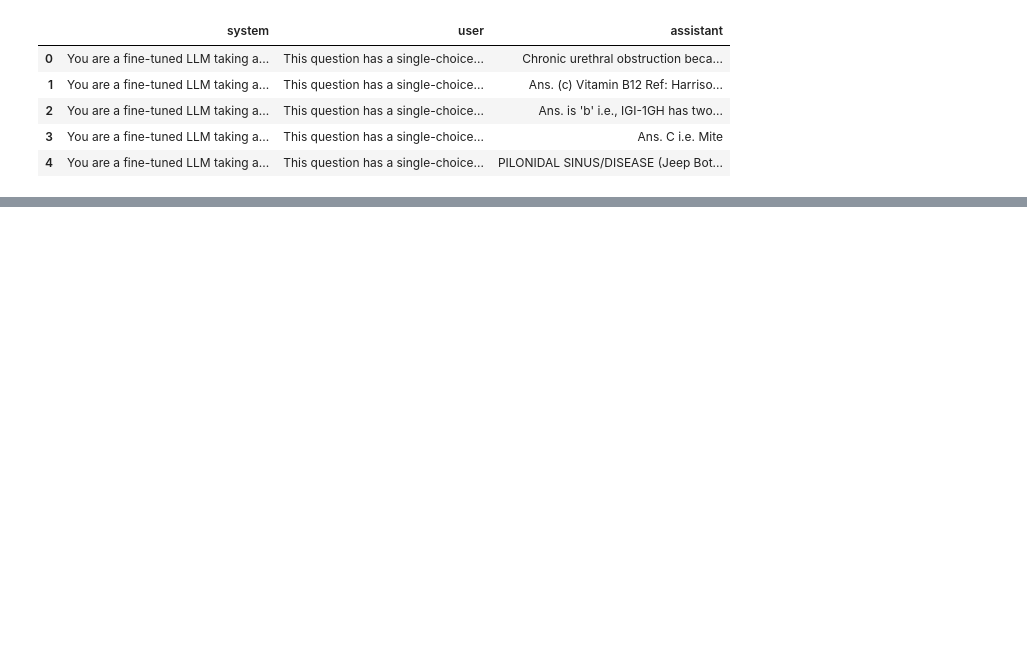
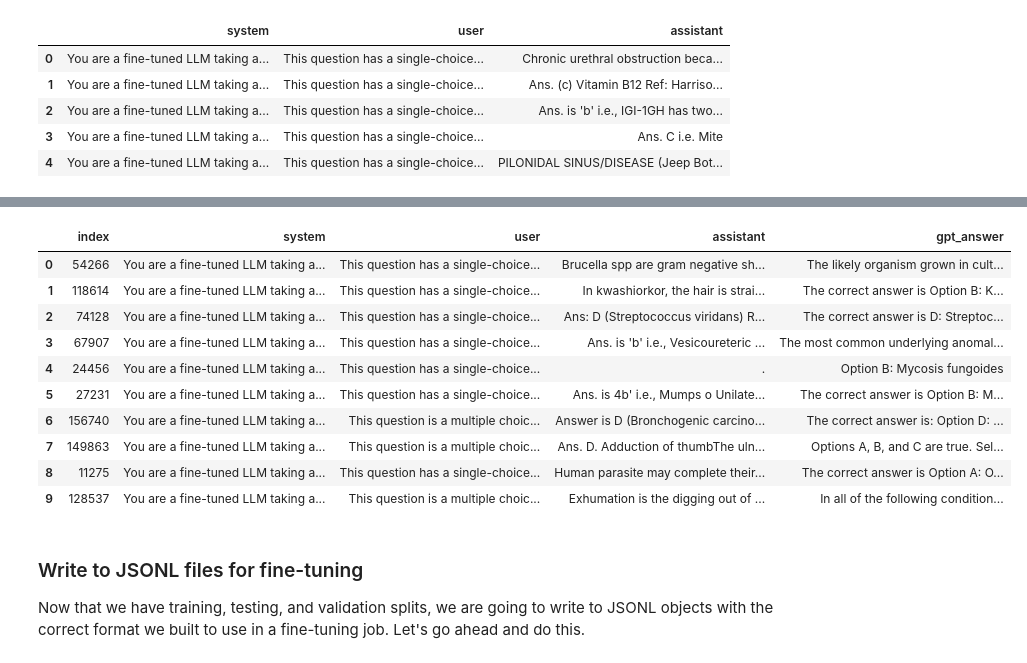
Before and after one commit to the0versoul/medical_fine_tuning, a Jupyter notebook: main.ipynb, the cells around one changed output, grey strips where cells are left out. Cells and saved outputs as stored; diff of their text form; code cells hidden in the pictures; blank space fills up the shorter version.

Commit message:
added up to testing the non fine-tuned llm

```diff
--- a/main.ipynb
+++ b/main.ipynb
@@ -55,24 +74,18 @@ with open('config.yml', 'r') as config_file:
     config = yaml.safe_load(config_file)
 
 # Extract the 'openai' section from the loaded configuration
-openai_config = config.get('openai', {})
+openai_config = config.get('openai_personal', {})
+client = OpenAI(api_key=openai_config.get('api_key'))
 
-#Set up the OpenAI client
-client = AzureOpenAI(
-  azure_endpoint = openai_config.get('api_base'),
-  api_key= openai_config.get('api_key'),
-  api_version= openai_config.get('api_version')
+#Call out to OpenAI
+completion = client.chat.completions.create(
+  model="gpt-3.5-turbo",
+  messages=[
+    {"role": "system", "content": "You are a poetic assistant, skilled in explaining complex programming concepts with creative flair."},
+    {"role": "user", "content": "Compose a poem that explains the concept of recursion in programming."}
+  ]
 )
 
-# Let's test to make sure everything is working
-response = client.chat.completions.create(
-    model="gpt-35-turbo", # model = "deployment_name".
-    messages=[
-        {"role": "system", "content": "You are a helpful assistant."},
-        {"role": "user", "content": "Do you enjoy fine-tuning LLMs? "},
-    ]
-)
-
-# Print a sample response
-print(response.choices[0].message.content)
+#Print response
+print(completion.choices[0].message)
 # %% [output]
@@ -196,3 +308,29 @@ df_validation, df_test = train_test_split(df_temp, test_size=0.5, random_state=4
+# %%
+# Load the results from the JSON cache and convert to DataFrame
+with open('data/processed/gpt_validation_answers.json') as f:
+    cached_results = json.load(f)
+
+# Convert the list of dictionaries to a DataFrame
+df_results = pd.DataFrame.from_records(cached_results)
+
+# After all tasks are completed, check your DataFrame
+df_results[:10]
+# %% [output]
+|  | index | system | user | assistant | gpt_answer |
+| 0 | 54266 | You are a fine-tuned LLM taking a... | This question has a single-choice... | Brucella spp are gram negative sh... | The likely organism grown in cult... |
+| 1 | 118614 | You are a fine-tuned LLM taking a... | This question has a single-choice... | In kwashiorkor, the hair is strai... | The correct answer is Option B: K... |
+| 2 | 74128 | You are a fine-tuned LLM taking a... | This question has a single-choice... | Ans: D (Streptococcus viridans) R... | The correct answer is D: Streptoc... |
+| 3 | 67907 | You are a fine-tuned LLM taking a... | This question has a single-choice... | Ans. is 'b' i.e., Vesicoureteric ... | The most common underlying anomal... |
+| 4 | 24456 | You are a fine-tuned LLM taking a... | This question has a single-choice... | . | Option B: Mycosis fungoides |
+| 5 | 27231 | You are a fine-tuned LLM taking a... | This question has a single-choice... | Ans. is 4b' i.e., Mumps o Unilate... | The correct answer is Option B: M... |
+| 6 | 156740 | You are a fine-tuned LLM taking a... | This question is a multiple choic... | Answer is D (Bronchogenic carcino... | The correct answer is: Option D: ... |
+| 7 | 149863 | You are a fine-tuned LLM taking a... | This question is a multiple choic... | Ans. D. Adduction of thumbThe uln... | Options A, B, and C are true. Sel... |
+| 8 | 11275 | You are a fine-tuned LLM taking a... | This question has a single-choice... | Human parasite may complete their... | The correct answer is Option A: O... |
+| 9 | 128537 | You are a fine-tuned LLM taking a... | This question is a multiple choic... | Exhumation is the digging out of ... | In all of the following condition... |
+# %% [markdown]
+### Write to JSONL files for fine-tuning
+
+Now that we have training, testing, and validation splits, we are going to write to JSONL objects with the correct format we built to use in a fine-tuning job. Let's go ahead and do this.
 # %%
 # Define a dictionary of dataframes
 dfs = {
```
Also changed, not shown: parts of 24 cells of this notebook.
